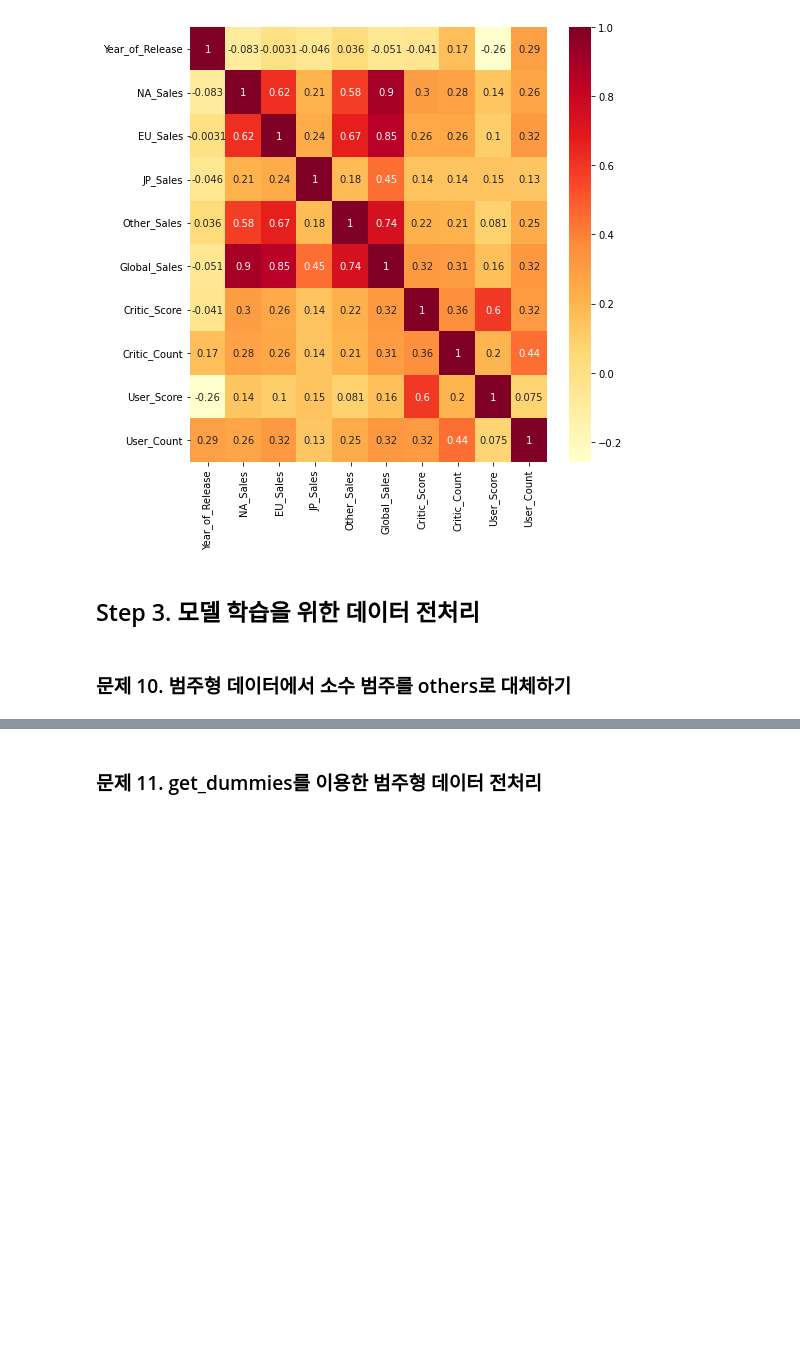
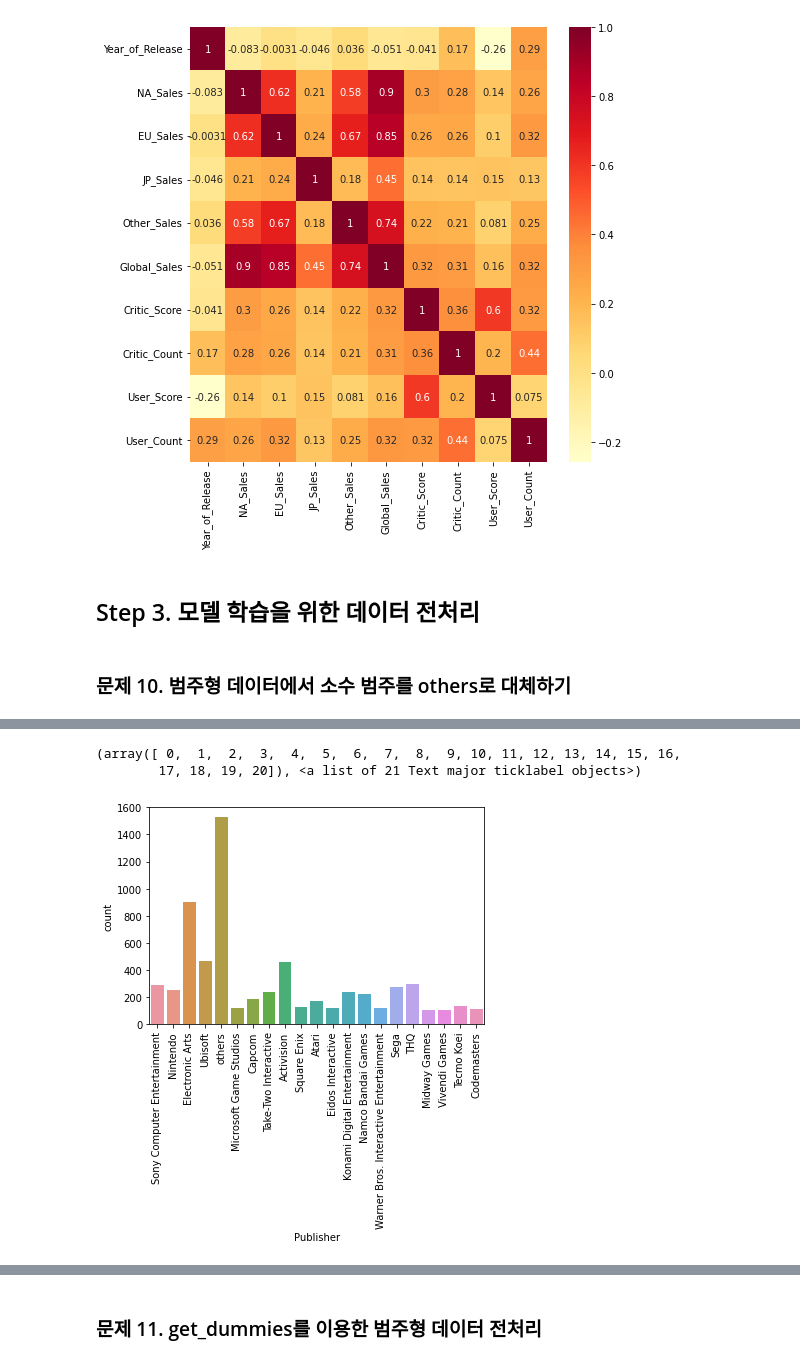
Before and after one commit to samjinwang/machine_learning_300, a Jupyter notebook: part2/chapter4/chapter04.ipynb, the cells around one changed output, grey strips where cells are left out. Saved outputs shown, nothing was run; the diff lists cells and outputs as text; code cells hidden in the pictures; blank space fills up the shorter version.

```diff
--- a/part2/chapter4/chapter04.ipynb
+++ b/part2/chapter4/chapter04.ipynb
@@ -431,0 +451,8 @@ sns.heatmap(df.corr(), annot = True, cmap = 'YlOrRd')
+# %%
+df['Publisher'] = df['Publisher'].apply(lambda s: s if s not in pb[20:] else 'others')
+sns.countplot(x = 'Publisher',data = df)
+plt.xticks(rotation = 90) #적당한 수준으로 정리되었다
+# %% [output]
+(array([ 0,  1,  2,  3,  4,  5,  6,  7,  8,  9, 10, 11, 12, 13, 14, 15, 16,
+        17, 18, 19, 20]), <a list of 21 Text major ticklabel objects>)
+[figure, added]
```
Also changed, not shown: parts of 31 cells of this notebook, 1 other file.
